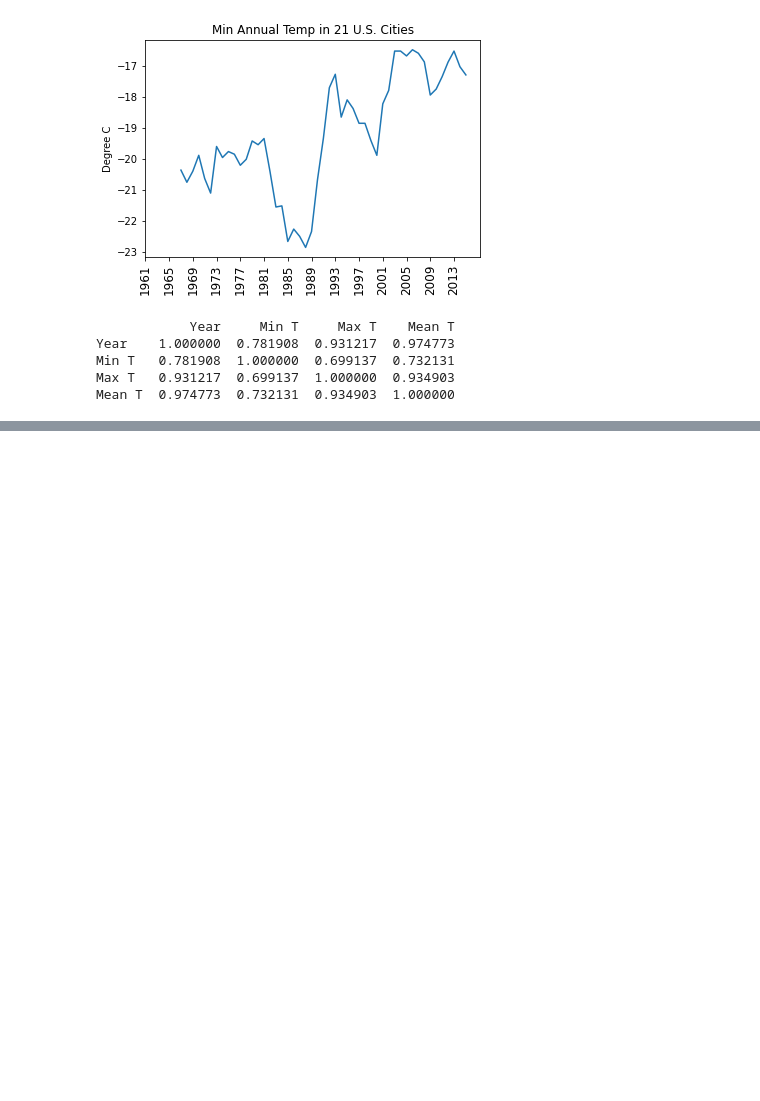
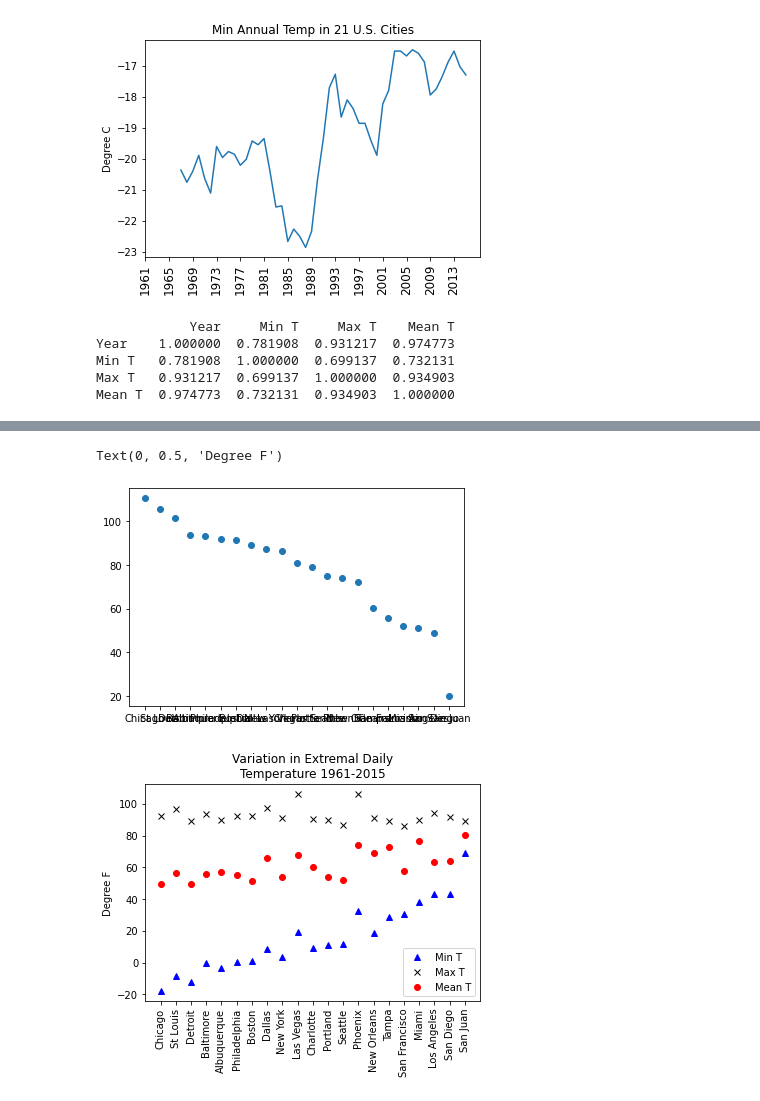
Before and after one commit to jinjiaacademy/MIT6001_2, a Jupyter notebook: figure_code/Chapter 23 Exploring Data with Pandas.ipynb, the cells around one changed output, grey strips where cells are left out. Cells and saved outputs as stored; diff of their text form; code cells hidden in the pictures; blank space fills up the shorter version.

```diff
--- a/figure_code/Chapter 23 Exploring Data with Pandas.ipynb
+++ b/figure_code/Chapter 23 Exploring Data with Pandas.ipynb
@@ -618,0 +631,11 @@ print(r_squared())
+# %%
+temperatures = pd.read_csv('US_temperatures.csv')
+temperatures.drop('Date', axis='columns', inplace=True)
+means = round(temperatures.mean(), 2)
+maxes = temperatures.max()
+mins = temperatures.min()
+city_temps = pd.DataFrame({'Min T':mins, 'Max T':maxes,
+                          'Mean T':means})
+city_temps = city_temps.apply(lambda x: 1.8*x + 32)
+city_temps['Max-Min'] = city_temps['Max T'] - city_temps['Min T']
+print(city_temps.sort_values('Mean T', ascending=False).to_string())
@@ -618,0 +660,17 @@ print(r_squared())
+# %%
+plt.plot(city_temps.sort_values('Max-Min', ascending=False)['Max-Min'], 'o')
+plt.figure()
+plt.plot(city_temps.sort_values('Max-Min', ascending=False)['Min T'],
+        'b^', label='Min T')
+plt.plot(city_temps.sort_values('Max-Min', ascending=False)['Max T'],
+        'kx', label='Max T')
+plt.plot(city_temps.sort_values('Max-Min', ascending=False)['Mean T'],
+        'ro', label='Mean T')
+plt.xticks(rotation='vertical')
+plt.legend()
+plt.title('Variation in Extremal Daily\nTemperature 1961-2015')
+plt.ylabel('Degree F')
+# %% [output]
+Text(0, 0.5, 'Degree F')
+[figure, added]
+[figure, added]
```
Also changed, not shown: parts of 7 cells of this notebook.
